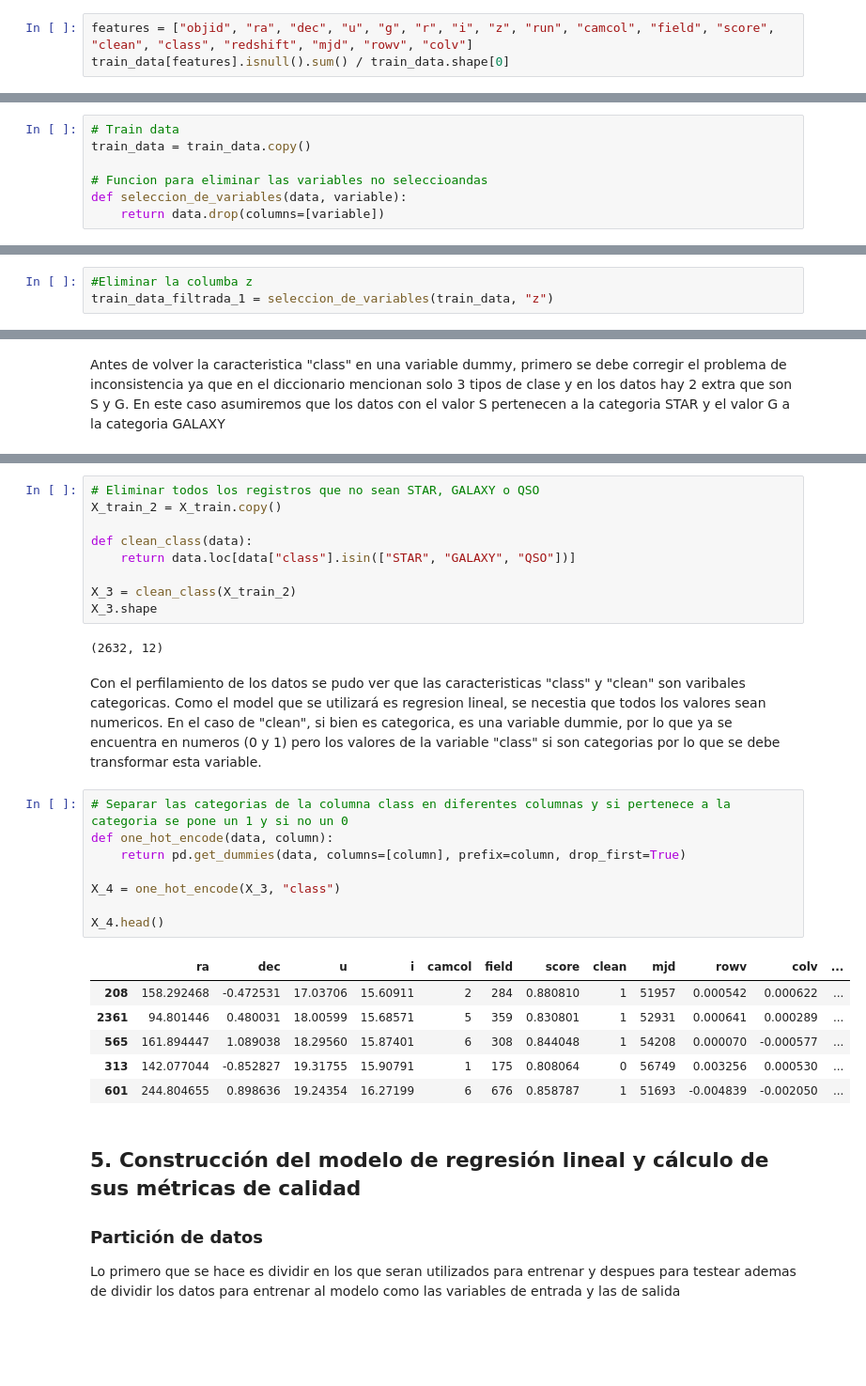
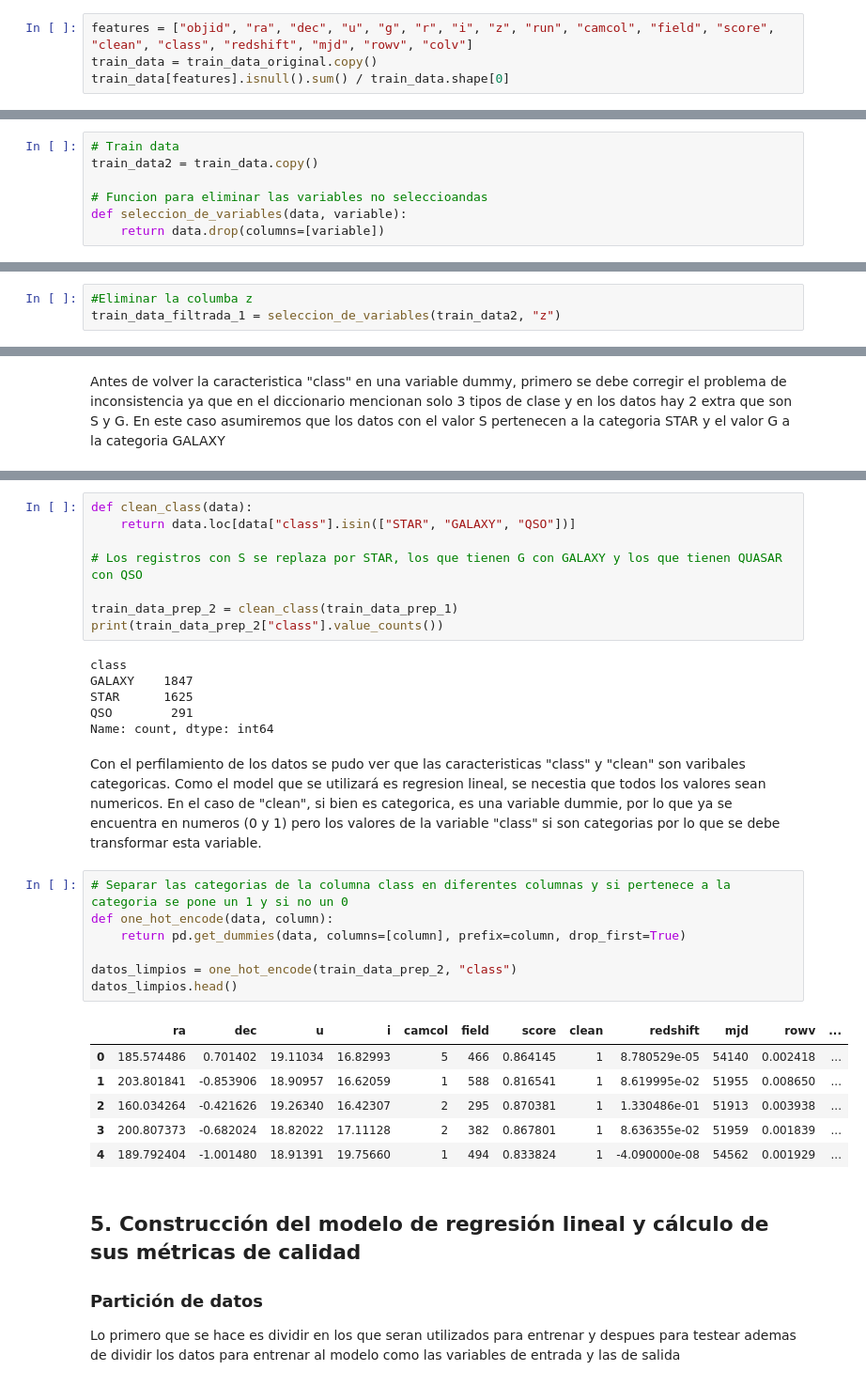
Before and after one commit to andreschaparr0/Laboratorios-BI, a Jupyter notebook: Lab 1.ipynb, the cells around one changed output, grey strips where cells are left out. Shown at 94% size. Cells and saved outputs as stored; diff of their text form; blank space fills up the shorter version.

```diff
--- a/Lab 1.ipynb
+++ b/Lab 1.ipynb
@@ -65,6 +65,7 @@ train_data.head()
 El análisis realizado muestra que no hay valores nulos en ninguna de las columnas del DataFrame validation_data. Esto es evidente ya que la proporción de valores nulos para todas las columnas (ra, colv, i, rowv, class, dec, score, camcol, field, clean, r, z, g, run, objid, u, mjd) es igual a 0.
 # %%
 features = ["objid", "ra", "dec", "u", "g", "r", "i", "z", "run", "camcol", "field", "score", "clean", "class", "redshift", "mjd", "rowv", "colv"]
+train_data = train_data_original.copy()
 train_data[features].isnull().sum() / train_data.shape[0]
 # %% [output]
 objid       0.0
@@ -166,7 +167,7 @@ plt.show()
 ## 3. Selección de variables
 # %%
 # Train data
-train_data = train_data.copy()
+train_data2 = train_data.copy()
 
 # Funcion para eliminar las variables no seleccioandas
 def seleccion_de_variables(data, variable):
@@ -182,7 +183,7 @@ sns.heatmap(train_data[features].corr(), cmap="Blues", vmin=0, vmax=1)
 Teniendo en cuenta el mapa de correlación se empezarán a eliminar variables que tengan la correlación superior a 0.8 como se menciona en el laboratorio de "Machine learning supervisado, regresión". Inicialmente se eliminará la la variable "z" que corresponde a casi-infrarojo, se espera que con la variable "i" la cual corresponde a infrarojo baste para utilizar bien el modelo.
 # %%
 #Eliminar la columba z
-train_data_filtrada_1 = seleccion_de_variables(train_data, "z")
+train_data_filtrada_1 = seleccion_de_variables(train_data2, "z")
 # %%
 features = [ "ra", "dec", "u", "g", "r", "i", "run", "camcol", "field", "score", "clean", "mjd", "rowv", "colv"]
 plt.figure(figsize=(6, 6))
@@ -316,31 +301,33 @@ y_train: (2788,), y_test: (1195,)
-# %%
-# Eliminar todos los registros que no sean STAR, GALAXY o QSO
-X_train_2 = X_train.copy()
-
-def clean_class(data):
-    return data.loc[data["class"].isin(["STAR", "GALAXY", "QSO"])]
-
-X_3 = clean_class(X_train_2)
-X_3.shape
-# %% [output]
-(2632, 12)
+# %%
+def clean_class(data):
+    return data.loc[data["class"].isin(["STAR", "GALAXY", "QSO"])]
+
+# Los registros con S se replaza por STAR, los que tienen G con GALAXY y los que tienen QUASAR con QSO
+
+train_data_prep_2 = clean_class(train_data_prep_1)
+print(train_data_prep_2["class"].value_counts())
+# %% [output]
+class
+GALAXY    1847
+STAR      1625
+QSO        291
+Name: count, dtype: int64
 # %% [markdown]
 Con el perfilamiento de los datos se pudo ver que las caracteristicas "class" y "clean" son varibales categoricas. Como el model que se utilizará es regresion lineal, se necestia que todos los valores sean numericos. En el caso de "clean", si bien es categorica, es una variable dummie, por lo que ya se encuentra en numeros (0 y 1) pero los valores de la variable "class" si son categorias por lo que se debe transformar esta variable.
 # %%
 # Separar las categorias de la columna class en diferentes columnas y si pertenece a la categoria se pone un 1 y si no un 0
 def one_hot_encode(data, column):
     return pd.get_dummies(data, columns=[column], prefix=column, drop_first=True)
 
-X_4 = one_hot_encode(X_3, "class")
-
-X_4.head()
+datos_limpios = one_hot_encode(train_data_prep_2, "class")
+datos_limpios.head()
 # %% [output]
-|  | ra | dec | u | i | camcol | field | score | clean | mjd | rowv | colv | ... |
-| 208 | 158.292468 | -0.472531 | 17.03706 | 15.60911 | 2 | 284 | 0.880810 | 1 | 51957 | 0.000542 | 0.000622 | ... |
-| 2361 | 94.801446 | 0.480031 | 18.00599 | 15.68571 | 5 | 359 | 0.830801 | 1 | 52931 | 0.000641 | 0.000289 | ... |
-| 565 | 161.894447 | 1.089038 | 18.29560 | 15.87401 | 6 | 308 | 0.844048 | 1 | 54208 | 0.000070 | -0.000577 | ... |
-| 313 | 142.077044 | -0.852827 | 19.31755 | 15.90791 | 1 | 175 | 0.808064 | 0 | 56749 | 0.003256 | 0.000530 | ... |
-| 601 | 244.804655 | 0.898636 | 19.24354 | 16.27199 | 6 | 676 | 0.858787 | 1 | 51693 | -0.004839 | -0.002050 | ... |
+|  | ra | dec | u | i | camcol | field | score | clean | redshift | mjd | rowv | ... |
+| 0 | 185.574486 | 0.701402 | 19.11034 | 16.82993 | 5 | 466 | 0.864145 | 1 | 8.780529e-05 | 54140 | 0.002418 | ... |
+| 1 | 203.801841 | -0.853906 | 18.90957 | 16.62059 | 1 | 588 | 0.816541 | 1 | 8.619995e-02 | 51955 | 0.008650 | ... |
+| 2 | 160.034264 | -0.421626 | 19.26340 | 16.42307 | 2 | 295 | 0.870381 | 1 | 1.330486e-01 | 51913 | 0.003938 | ... |
+| 3 | 200.807373 | -0.682024 | 18.82022 | 17.11128 | 2 | 382 | 0.867801 | 1 | 8.636355e-02 | 51959 | 0.001839 | ... |
+| 4 | 189.792404 | -1.001480 | 18.91391 | 19.75660 | 1 | 494 | 0.833824 | 1 | -4.090000e-08 | 54562 | 0.001929 | ... |
 # %% [markdown]
 ## 5. Construcción del modelo de regresión lineal y cálculo de sus métricas de calidad
 ### Partición de datos
```
Also changed, not shown: parts of 49 cells of this notebook.
